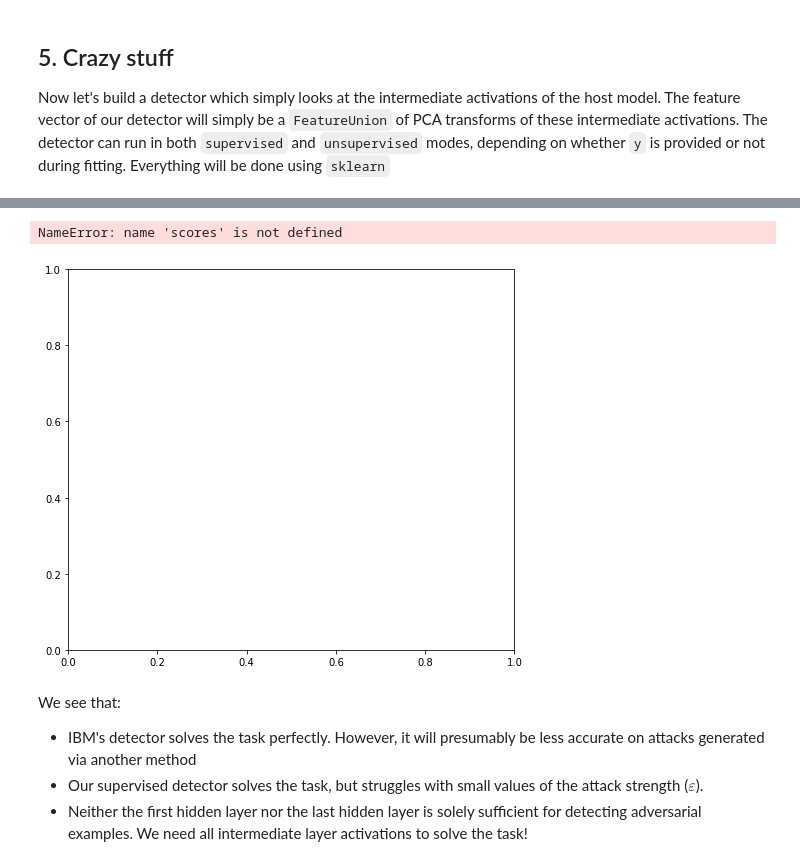
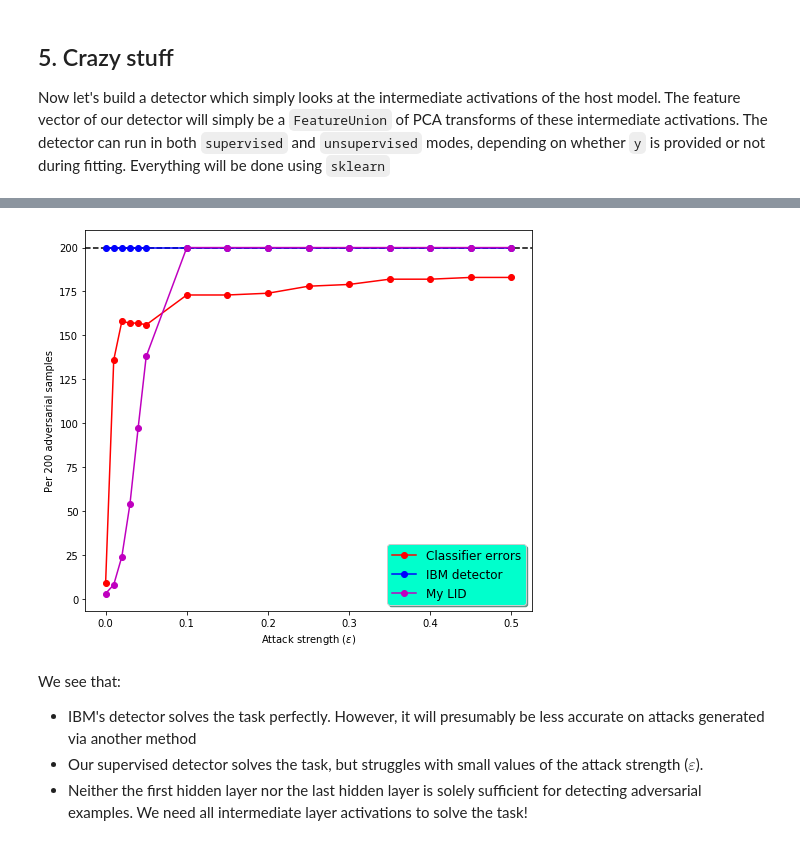
Before and after one commit to dohmatob/adversarial-robustness-toolbox, a Jupyter notebook: notebooks/detection_adversarial_samples_cifar10.ipynb, the cells around one changed output, grey strips where cells are left out. Cells and saved outputs as stored; diff of their text form; code cells hidden in the pictures.

```diff
--- a/notebooks/detection_adversarial_samples_cifar10.ipynb
+++ b/notebooks/detection_adversarial_samples_cifar10.ipynb
@@ -409,17 +409,17 @@ class SklearnDetectorFirstHiddenLayer(SklearnDetector):
 # %%
 # fit our detectors
 my_detectors = {}
-if False:
+if F:
     n_components = 10
     y_detector_flat = 2 * y_train_detector.argmax(1) - 1
-    my_detectors["supervised"] = SklearnDetector(n_components=n_components).fit(x_train_detector, y_detector_flat)
+    # my_detectors["supervised"] = SklearnDetector(n_components=n_components).fit(x_train_detector, y_detector_flat)
     my_detectors["unsupervised"] = SklearnDetector(n_components=n_components).fit(x_train)
-    my_detectors["supervised_fhl"] = SklearnDetectorFirstHiddenLayer(
-        n_components=2 * n_components).fit(x_train_detector,  y_detector_flat)
-    my_detectors["unsupervised_fhl"] = SklearnDetectorFirstHiddenLayer(n_components=2 * n_components).fit(x_train)
-    my_detectors["supervised_lhl"] = SklearnDetectorLastHiddenLayer(
-        n_components=2 * n_components).fit(x_train_detector,  y_detector_flat)
-    my_detectors["unsupervised_lhl"] = SklearnDetectorLastHiddenLayer(n_components=2 * n_components).fit(x_train)
+    # my_detectors["supervised_fhl"] = SklearnDetectorFirstHiddenLayer(
+    # n_components=2 * n_components).fit(x_train_detector,  y_detector_flat)
+    # my_detectors["unsupervised_fhl"] = SklearnDetectorFirstHiddenLayer(n_components=2 * n_components).fit(x_train)
+    # my_detectors["supervised_lhl"] = SklearnDetectorLastHiddenLayer(
+    #    n_components=2 * n_components).fit(x_train_detector,  y_detector_flat)
+    # my_detectors["unsupervised_lhl"] = SklearnDetectorLastHiddenLayer(n_components=2 * n_components).fit(x_train)
 # %%
 # evaluate the detectors
 from sklearn.metrics import roc_auc_score, accuracy_score
@@ -431,7 +431,7 @@ def roc_auc_score_FIXED(y_true, y_pred):
 
 # scores = {}
 for which, my_detector in my_detectors.items():
-    if which not in ["unsupervised_id"]:
+    if which not in ["unsupervised_lid", "unsupervised"]:
         continue
     print("Scores for %s detector" % which)
     y_true = np.concatenate((-np.ones(n_test), np.ones(n_test)))
@@ -439,11 +439,14 @@ for which, my_detector in my_detectors.items():
         y_true = -y_true
     scores[which] = []
     for eps in all_x_test_adv:
-        if eps > 0:
-            y_pred = my_detector.predict(np.vstack((x_test, all_x_test_adv[eps])))
-            score = roc_auc_score_FIXED(y_pred, y_true)
+        if False:
+            if eps > 0:
+                y_pred = my_detector.predict(np.vstack((x_test, all_x_test_adv[eps])))
+                score = roc_auc_score_FIXED(y_pred, y_true)
+            else:
+                score = 0.5
         else:
-            score = 0.5
+            score = (my_detector.predict(all_x_test_adv[eps]) == -1).sum()
         print("%.2f ==> %.2f" % (eps, score))
         if which not in scores:
             scores[which] = []
@@ -451,26 +472,25 @@ for which, my_detector in my_detectors.items():
 # %%
 # plot the results
 fig, ax = plt.subplots(figsize=(8, 7))
-# ax.axhline(n_test, linestyle="--", c="k")
-# ax.plot(eps_range, nb_missclass, 'r-o', label='Classifier errors')
-# ax.plot(eps_range, nb_flag_adv, 'b-o', label='IBM detector')
+ax.axhline(n_test, linestyle="--", c="k")
+ax.plot(eps_range, nb_missclass, 'r-o', label='Classifier errors')
+ax.plot(eps_range, nb_flag_adv, 'b-o', label='IBM detector')
 # ax.plot(eps_range, scores["supervised"], 'g-o', label='My sup. detector')
-# ax.plot(eps_range, scores["unsupervised"], 'm-o', label='My unsup. detector')
+ax.plot(eps_range, scores["unsupervised"], 'm-o', label='My unsup. detector')
 # ax.plot(eps_range, scores["supervised_fhl"], 'g--', label='My sup. first hidden layer detector')
 # ax.plot(eps_range, scores["unsupervised_fhl"], 'm--', label='My unsup. first hidden layer detector')
 # ax.plot(eps_range, scores["supervised_lhl"], 'g-.', label='My sup. last hidden layer detector')
 # ax.plot(eps_range, scores["unsupervised_lhl"], 'm-.', label='My unsup. last hidden layer detector')
-ax.plot(eps_range, scores["unsupervised_lid"], 'r-o', label='My LID')
+ax.plot(eps_range, scores["unsupervised_lid"], cm-o', label='My LID')
 
 legend = ax.legend(loc='best', shadow=True, fontsize="large")
 legend.get_frame().set_facecolor('#00FFCC')
 
 plt.xlabel('Attack strength ($\\varepsilon$)')
 plt.ylabel('Per %d adversarial samples' % n_test)
 plt.show()
 # %% [output]
-NameError: name 'scores' is not defined
-[figure, old version]
+[figure, new version]
 # %% [markdown]
 We see that:
 
```
Also changed, not shown: parts of 25 cells of this notebook, 7 other files.
